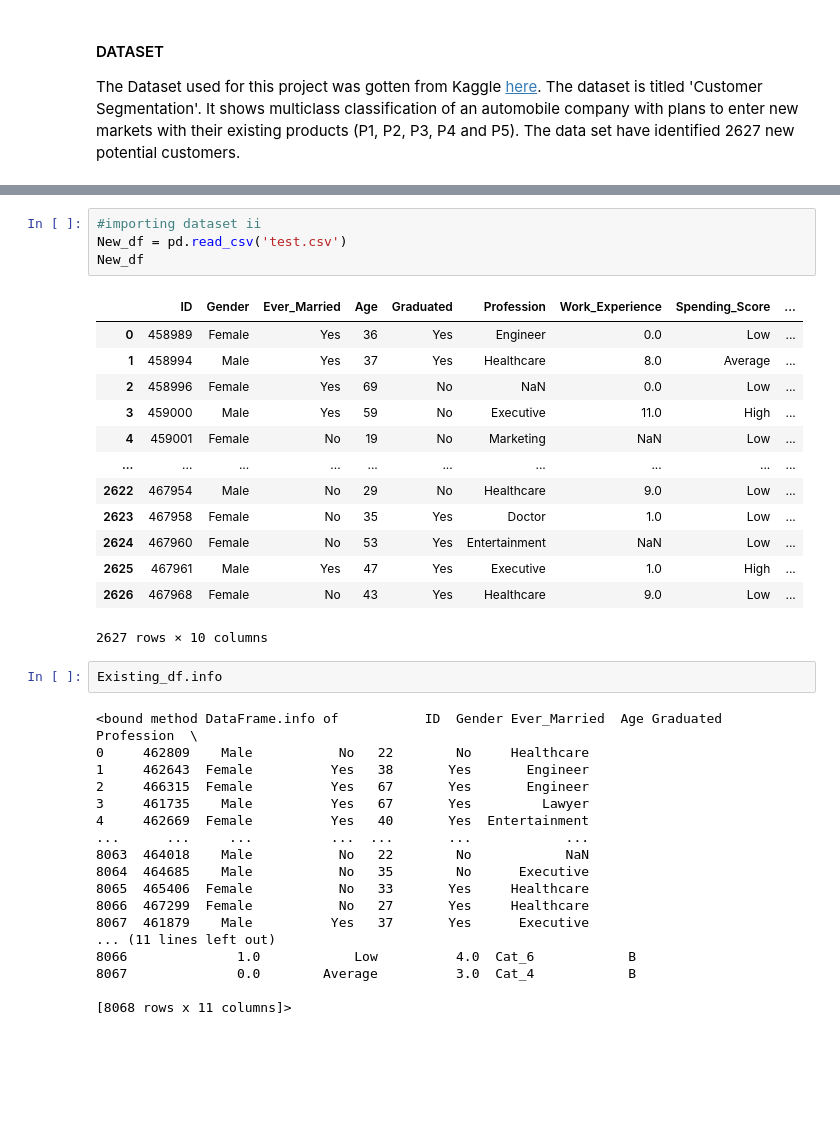
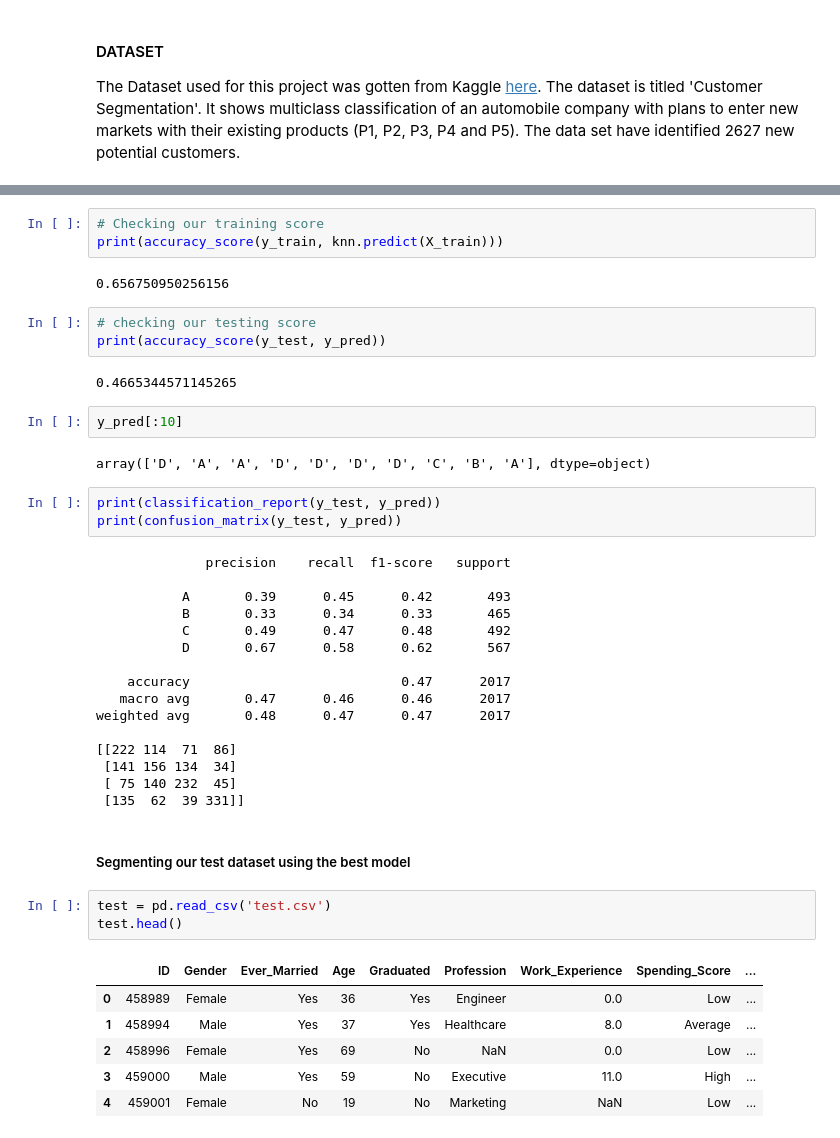
Before and after one commit to RidwanTiamiyu/super-parakeet, a Jupyter notebook: CapstoneG9.ipynb, the cells around one changed output, grey strips where cells are left out. Drawn from its saved outputs; the diff is of its cells as text; blank space fills up the shorter version.

```diff
--- a/CapstoneG9.ipynb
+++ b/CapstoneG9.ipynb
@@ -37,38 +328,45 @@ Existing_df
+# %%
+# Checking our training score
+print(accuracy_score(y_train, knn.predict(X_train)))
+# %% [output]
+0.656750950256156
+# %%
+# checking our testing score
+print(accuracy_score(y_test, y_pred))
+# %% [output]
+0.4665344571145265
+# %%
+y_pred[:10]
+# %% [output]
+array(['D', 'A', 'A', 'D', 'D', 'D', 'D', 'C', 'B', 'A'], dtype=object)
+# %%
+print(classification_report(y_test, y_pred))
+print(confusion_matrix(y_test, y_pred))
+# %% [output]
+              precision    recall  f1-score   support
+
+           A       0.39      0.45      0.42       493
+           B       0.33      0.34      0.33       465
+           C       0.49      0.47      0.48       492
+           D       0.67      0.58      0.62       567
+
+    accuracy                           0.47      2017
+   macro avg       0.47      0.46      0.46      2017
+weighted avg       0.48      0.47      0.47      2017
+
+[[222 114  71  86]
+ [141 156 134  34]
+ [ 75 140 232  45]
+ [135  62  39 331]]
+# %% [markdown]
+##### Segmenting our test dataset using the best model
 # %%
-#importing dataset ii
-New_df = pd.read_csv('test.csv')
-New_df
+test = pd.read_csv('test.csv')
+test.head()
 # %% [output]
 |  | ID | Gender | Ever_Married | Age | Graduated | Profession | Work_Experience | Spending_Score | ... |
 | 0 | 458989 | Female | Yes | 36 | Yes | Engineer | 0.0 | Low | ... |
 | 1 | 458994 | Male | Yes | 37 | Yes | Healthcare | 8.0 | Average | ... |
 | 2 | 458996 | Female | Yes | 69 | No | NaN | 0.0 | Low | ... |
 | 3 | 459000 | Male | Yes | 59 | No | Executive | 11.0 | High | ... |
 | 4 | 459001 | Female | No | 19 | No | Marketing | NaN | Low | ... |
-| ... | ... | ... | ... | ... | ... | ... | ... | ... | ... |
-| 2622 | 467954 | Male | No | 29 | No | Healthcare | 9.0 | Low | ... |
-| 2623 | 467958 | Female | No | 35 | Yes | Doctor | 1.0 | Low | ... |
-| 2624 | 467960 | Female | No | 53 | Yes | Entertainment | NaN | Low | ... |
-| 2625 | 467961 | Male | Yes | 47 | Yes | Executive | 1.0 | High | ... |
-| 2626 | 467968 | Female | No | 43 | Yes | Healthcare | 9.0 | Low | ... |
-2627 rows × 10 columns
-# %%
-Existing_df.info
-# %% [output]
-<bound method DataFrame.info of           ID  Gender Ever_Married  Age Graduated     Profession  \
-0     462809    Male           No   22        No     Healthcare
-1     462643  Female          Yes   38       Yes       Engineer
-2     466315  Female          Yes   67       Yes       Engineer
-3     461735    Male          Yes   67       Yes         Lawyer
-4     462669  Female          Yes   40       Yes  Entertainment
-...      ...     ...          ...  ...       ...            ...
-8063  464018    Male           No   22        No            NaN
-8064  464685    Male           No   35        No      Executive
-8065  465406  Female           No   33       Yes     Healthcare
-8066  467299  Female           No   27       Yes     Healthcare
-8067  461879    Male          Yes   37       Yes      Executive
-... (11 lines left out)
-8066              1.0            Low          4.0  Cat_6            B
-8067              0.0        Average          3.0  Cat_4            B
-
-[8068 rows x 11 columns]>
```
Also changed, not shown: parts of 50 cells of this notebook.
